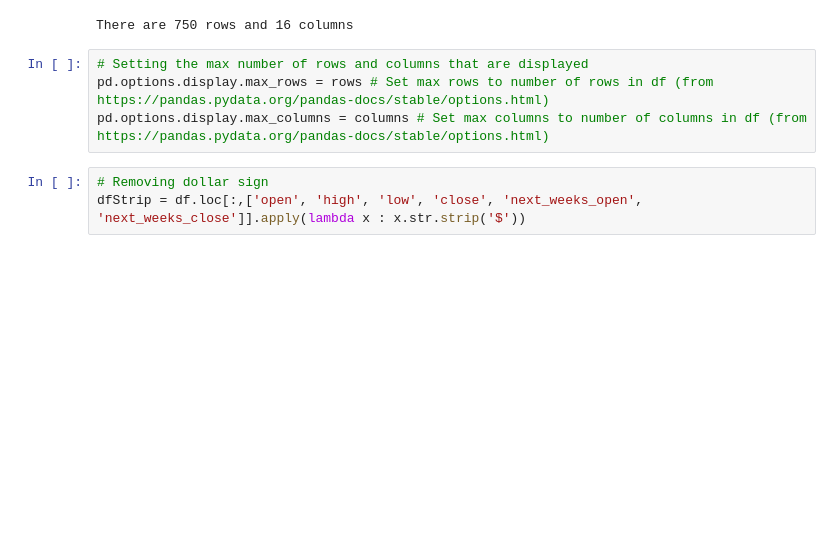
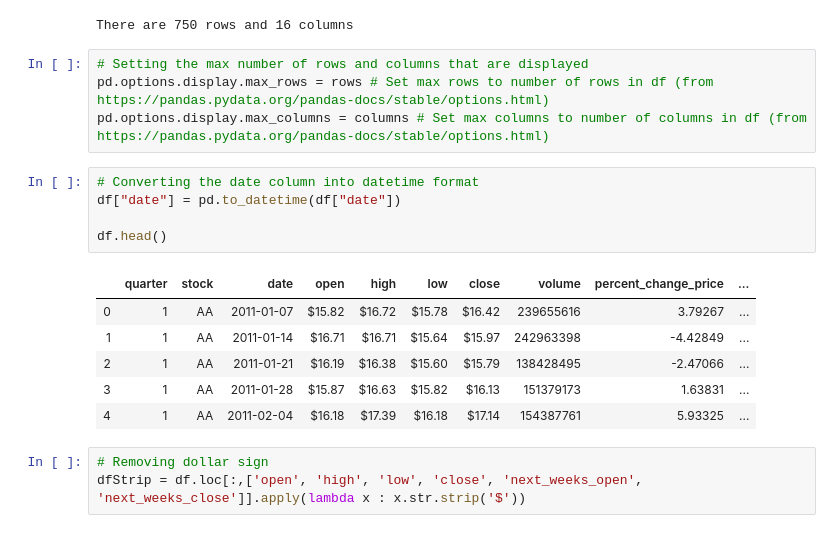
Before and after one commit to declanbarr/DowJones, a Jupyter notebook: DowJonesAnalysis.ipynb, the cells around one changed output. Cells and saved outputs as stored; diff of their text form; blank space fills up the shorter version.

```diff
--- a/DowJonesAnalysis.ipynb
+++ b/DowJonesAnalysis.ipynb
@@ -36,6 +36,18 @@ There are 750 rows and 16 columns
 # Setting the max number of rows and columns that are displayed
 pd.options.display.max_rows = rows # Set max rows to number of rows in df (from https://pandas.pydata.org/pandas-docs/stable/options.html)
 pd.options.display.max_columns = columns # Set max columns to number of columns in df (from https://pandas.pydata.org/pandas-docs/stable/options.html)
+# %%
+# Converting the date column into datetime format
+df["date"] = pd.to_datetime(df["date"])
+
+df.head()
+# %% [output]
+|  | quarter | stock | date | open | high | low | close | volume | percent_change_price | ... |
+| 0 | 1 | AA | 2011-01-07 | $15.82 | $16.72 | $15.78 | $16.42 | 239655616 | 3.79267 | ... |
+| 1 | 1 | AA | 2011-01-14 | $16.71 | $16.71 | $15.64 | $15.97 | 242963398 | -4.42849 | ... |
+| 2 | 1 | AA | 2011-01-21 | $16.19 | $16.38 | $15.60 | $15.79 | 138428495 | -2.47066 | ... |
+| 3 | 1 | AA | 2011-01-28 | $15.87 | $16.63 | $15.82 | $16.13 | 151379173 | 1.63831 | ... |
+| 4 | 1 | AA | 2011-02-04 | $16.18 | $17.39 | $16.18 | $17.14 | 154387761 | 5.93325 | ... |
 # %%
 # Removing dollar sign
 dfStrip = df.loc[:,['open', 'high', 'low', 'close', 'next_weeks_open', 'next_weeks_close']].apply(lambda x : x.str.strip('$'))
```
Also changed, not shown: parts of 9 cells of this notebook.
